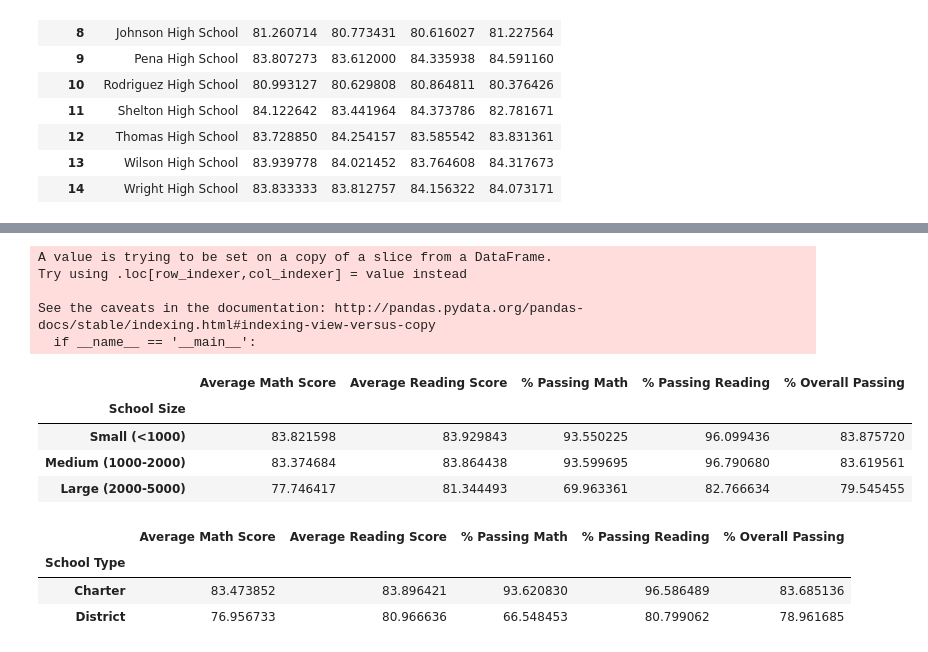
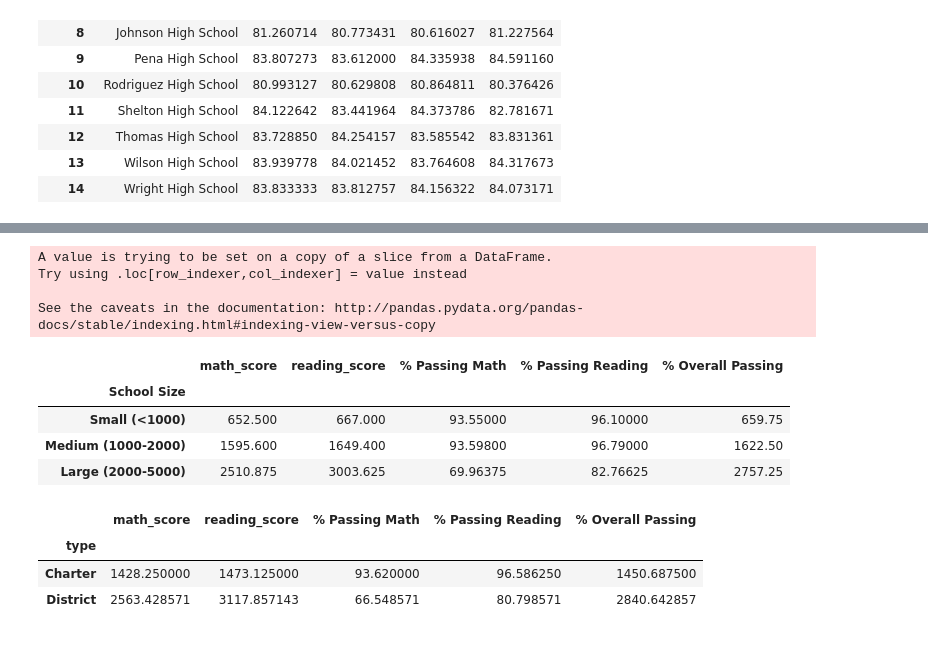
Before and after one commit to kimandersen-it/pandas-challenge, a Jupyter notebook: Academy of Pi Final.ipynb, the cells around one changed output, grey strips where cells are left out. Saved outputs shown, nothing was run; the diff lists cells and outputs as text; code cells hidden in the pictures.

```diff
--- a/Academy of Pi Final.ipynb
+++ b/Academy of Pi Final.ipynb
@@ -94,11 +144,8 @@ district_df
 #start with the original data, build a new frame
 school = school_data_complete[["school_name", "type", "Student ID", "budget", "math_score", "reading_score"]]
 #do the calculated columns
-school_calcs = school.groupby(['school_name', 'type', 'budget']).agg({'Student ID':'count','math_score': 'mean',
+school_calcs = school.groupby(['school_name','type','budget']).agg({'Student ID':'count','math_score': 'mean',
                                                               'reading_score': 'mean'}).reset_index()
-#rename to fit solutions
-schools2 = school_calcs.rename(columns = {'type': 'School Type', 'Student ID': 'Total Students', 'budget': 'Total School Budget',
-                             'math_score': 'Average Math Score', 'reading_score': 'Average Reading Score'})
 #create a frame for the passing math
 mathpass = school_data_complete[["school_name", "math_score"]]
 students = mathpass["school_name"]
@@ -112,15 +159,23 @@ passgradesr = readpass[(readpass["reading_score"] >= 70)]
 finalread = passgradesr.groupby(["school_name"]).count().reset_index()
 #merge the two
 mergetables = pd.merge(finalmath, finalread, how="left", on=["school_name", "school_name"])
+mergetables
+#rename some of the columns to avoid confusion in columns when calculating
+school_calcs = school_calcs.rename(columns = {"school_name":"school_name", "type":"type", "budget":"budget",
+                "Student ID":"Tot Students", "math_score":"average_math", "reading_score":"average_reading"})
+
 #gather everything together and calculate
-schools_summ = pd.merge(schools2, mergetables, how="left", on=["school_name", "school_name"])
-schools_summ['% Passing Math'] = round(schools_summ['math_score']/schools_summ['Total Students']*100,6)
-schools_summ['% Passing Reading'] = round(schools_summ['reading_score']/schools_summ['Total Students']*100,6)
-schools_summ['% Overall Passing'] = round((schools_summ['Average Math Score'] + schools_summ['Average Reading Score']) / 2,6)
-schools_summ['Per Student Budget'] = schools_summ['Total School Budget']/schools_summ['Total Students']
+school_calcs
+schools_summ = pd.merge(school_calcs, mergetables, how="left", on=["school_name", "school_name"])
+schools_summ
+schools_summ['% Passing Math'] = round(schools_summ["math_score"]/schools_summ["Tot Students"]*100,2)
+schools_summ['% Passing Reading'] = round(schools_summ['reading_score']/schools_summ['Tot Students']*100,2)
+schools_summ['% Overall Passing'] = round((schools_summ['math_score'] + schools_summ['reading_score']) / 2,2)
+schools_summ['Per Student Budget'] = schools_summ['budget']/schools_summ['Tot Students']
 #final table
-final = schools_summ[['school_name', 'School Type', 'Total Students', 'Total School Budget',
-                          'Per Student Budget', 'Average Math Score', 'Average Reading Score',
-                           '% Passing Math', '% Passing Reading', '% Overall Passing']]
+final = schools_summ[['school_name', 'type', 'Tot Students', 'budget',
+                          'Per Student Budget', 'math_score', 'reading_score',
+                          '% Passing Math', '% Passing Reading', '% Overall Passing']]
+
 final
 # %% [output]
@@ -249,42 +300,40 @@ See the caveats in the documentation: http://pandas.pydata.org/pandas-docs/stabl
 # %%
-#Scores by School Size
-#spending bins
+# Scores by School Size
 size_bins = [0, 1000, 2000, 5000]
 group_names = ["Small (<1000)", "Medium (1000-2000)", "Large (2000-5000)"]
 #dataframe from last final table
-size = final[['Total Students', 'Average Math Score', 'Average Reading Score',
+size = final[['Tot Students', 'math_score', 'reading_score',
                                   '% Passing Math', '% Passing Reading', '% Overall Passing']]
 #cut into bins
-size['School Size'] = pd.cut(size["Total Students"], size_bins, labels=group_names)
+size['School Size'] = pd.cut(size["Tot Students"], size_bins, labels=group_names)
 #group and show average
 sizes = size.groupby(['School Size']).mean().reset_index()
 #create new dataframe
-score_by_size = sizes[['School Size', 'Average Math Score', 'Average Reading Score',
+score_by_size = sizes[['School Size', 'math_score', 'reading_score',
                           '% Passing Math', '% Passing Reading', '% Overall Passing']]
 #group and give average again
 score_by_size.groupby(['School Size']).mean()
 # %% [output]
 A value is trying to be set on a copy of a slice from a DataFrame.
 Try using .loc[row_indexer,col_indexer] = value instead
 
 See the caveats in the documentation: http://pandas.pydata.org/pandas-docs/stable/indexing.html#indexing-view-versus-copy
-  if __name__ == '__main__':
-|  | Average Math Score | Average Reading Score | % Passing Math | % Passing Reading | % Overall Passing |
+|  | math_score | reading_score | % Passing Math | % Passing Reading | % Overall Passing |
 | School Size |  |  |  |  |  |
-| Small (<1000) | 83.821598 | 83.929843 | 93.550225 | 96.099436 | 83.875720 |
-| Medium (1000-2000) | 83.374684 | 83.864438 | 93.599695 | 96.790680 | 83.619561 |
-| Large (2000-5000) | 77.746417 | 81.344493 | 69.963361 | 82.766634 | 79.545455 |
+| Small (<1000) | 652.500 | 667.000 | 93.55000 | 96.10000 | 659.75 |
+| Medium (1000-2000) | 1595.600 | 1649.400 | 93.59800 | 96.79000 | 1622.50 |
+| Large (2000-5000) | 2510.875 | 3003.625 | 69.96375 | 82.76625 | 2757.25 |
 # %%
 #Scores by School Type
 #dataframe from last final table
-stype = final[['School Type', 'Average Math Score', 'Average Reading Score',
+stype = final[['type', 'math_score', 'reading_score',
                                   '% Passing Math', '% Passing Reading', '% Overall Passing']]
 
 #group and show average
-types = stype.groupby(['School Type']).mean()
+types = stype.groupby(['type']).mean()
 types
 # %% [output]
-|  | Average Math Score | Average Reading Score | % Passing Math | % Passing Reading | % Overall Passing |
-| School Type |  |  |  |  |  |
-| Charter | 83.473852 | 83.896421 | 93.620830 | 96.586489 | 83.685136 |
-| District | 76.956733 | 80.966636 | 66.548453 | 80.799062 | 78.961685 |
+|  | math_score | reading_score | % Passing Math | % Passing Reading | % Overall Passing |
+| type |  |  |  |  |  |
+| Charter | 1428.250000 | 1473.125000 | 93.620000 | 96.586250 | 1450.687500 |
+| District | 2563.428571 | 3117.857143 | 66.548571 | 80.798571 | 2840.642857 |
```
Also changed, not shown: parts of 6 cells of this notebook, 1 other file.
